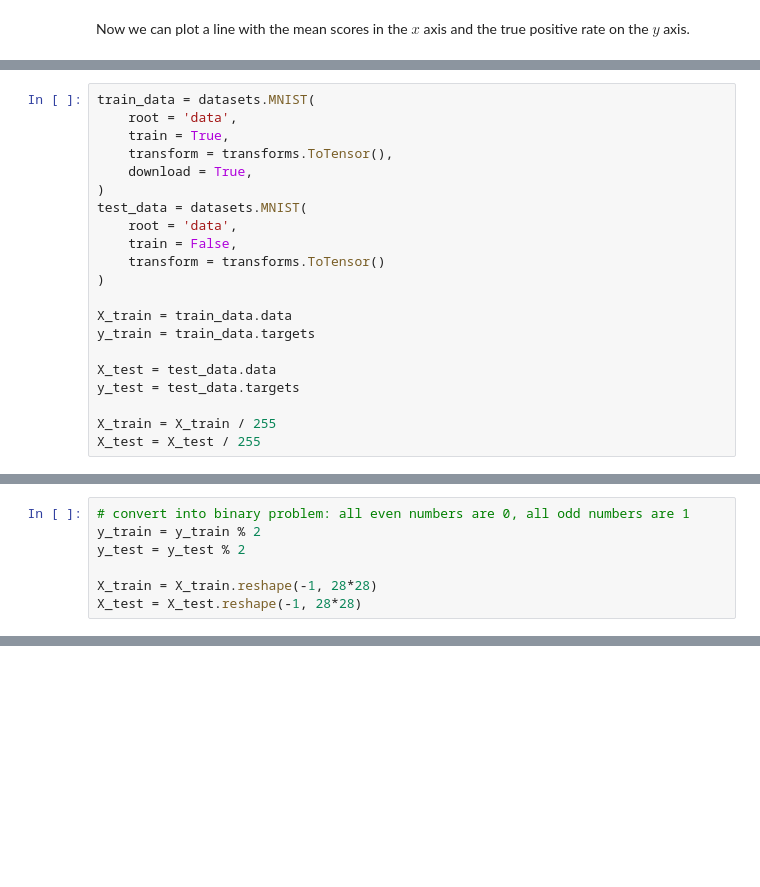
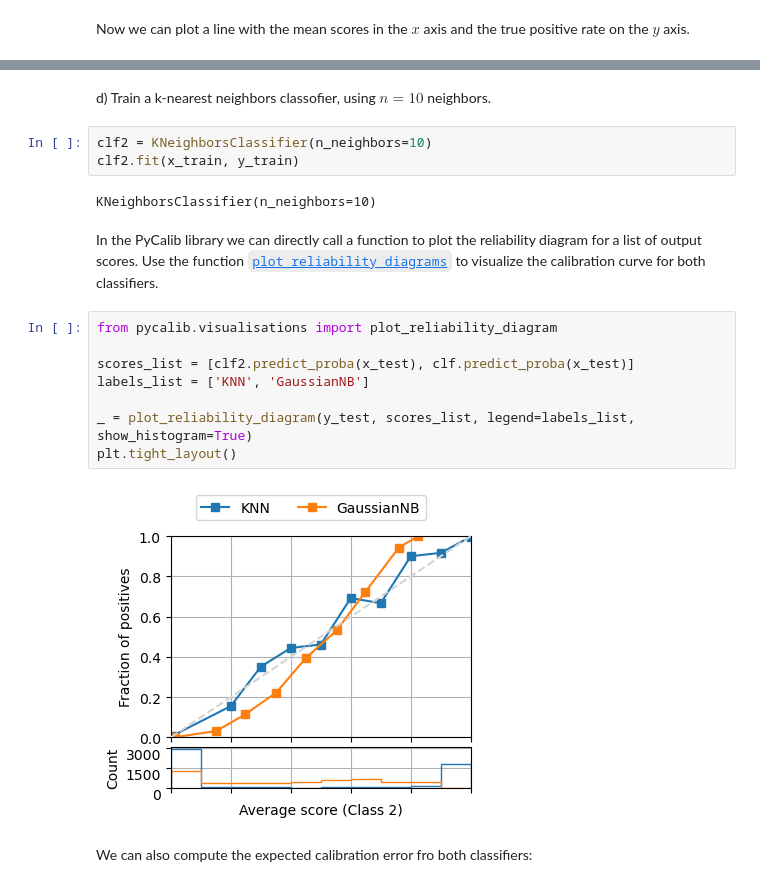
Before and after one commit to sandervanlaere1/ML, a Jupyter notebook: 17_calibration/PC_Lab17_2023_calibration_SOLVED.ipynb, the cells around one changed output, grey strips where cells are left out. Saved outputs shown, nothing was run; the diff lists cells and outputs as text; blank space fills up the shorter version.

````diff
--- a/17_calibration/PC_Lab17_2023_calibration_SOLVED.ipynb
+++ b/17_calibration/PC_Lab17_2023_calibration_SOLVED.ipynb
@@ -154,21 +192,0 @@ As a simple demo dataset, we'll use MNIST - one of the most popular comp
-# %%
-train_data = datasets.MNIST(
-    root = 'data',
-    train = True,
-    transform = transforms.ToTensor(),
-    download = True,
-)
-test_data = datasets.MNIST(
-    root = 'data',
-    train = False,
-    transform = transforms.ToTensor()
-)
-
-X_train = train_data.data
-y_train = train_data.targets
-
-X_test = test_data.data
-y_test = test_data.targets
-
-X_train = X_train / 255
-X_test = X_test / 255
@@ -193,7 +192,0 @@ To simplify things, we will convert the problem into a binary classification pro
-# %%
-# convert into binary problem: all even numbers are 0, all odd numbers are 1
-y_train = y_train % 2
-y_test = y_test % 2
-
-X_train = X_train.reshape(-1, 28*28)
-X_test = X_test.reshape(-1, 28*28)
@@ -208,0 +198,21 @@ tensor([1, 0, 0,  ..., 1, 0, 0])
+# %% [markdown]
+d) Train a k-nearest neighbors classofier, using $n=10$ neighbors.
+# %%
+clf2 = KNeighborsClassifier(n_neighbors=10)
+clf2.fit(x_train, y_train)
+# %% [output]
+KNeighborsClassifier(n_neighbors=10)
+# %% [markdown]
+In the PyCalib library we can directly call a function to plot the reliability diagram for a list of output scores. Use the function [```plot_reliability_diagrams```](https://classifier-calibration.github.io/PyCalib/api/visualisations.html#pycalib.visualisations.plot_reliability_diagram) to visualize the calibration curve for both classifiers.
+# %%
+from pycalib.visualisations import plot_reliability_diagram
+
+scores_list = [clf2.predict_proba(x_test), clf.predict_proba(x_test)]
+labels_list = ['KNN', 'GaussianNB']
+
+_ = plot_reliability_diagram(y_test, scores_list, legend=labels_list, show_histogram=True)
+plt.tight_layout()
+# %% [output]
+[figure, added]
+# %% [markdown]
+We can also compute the expected calibration error fro both classifiers:
````
Also changed, not shown: parts of 38 cells of this notebook.
